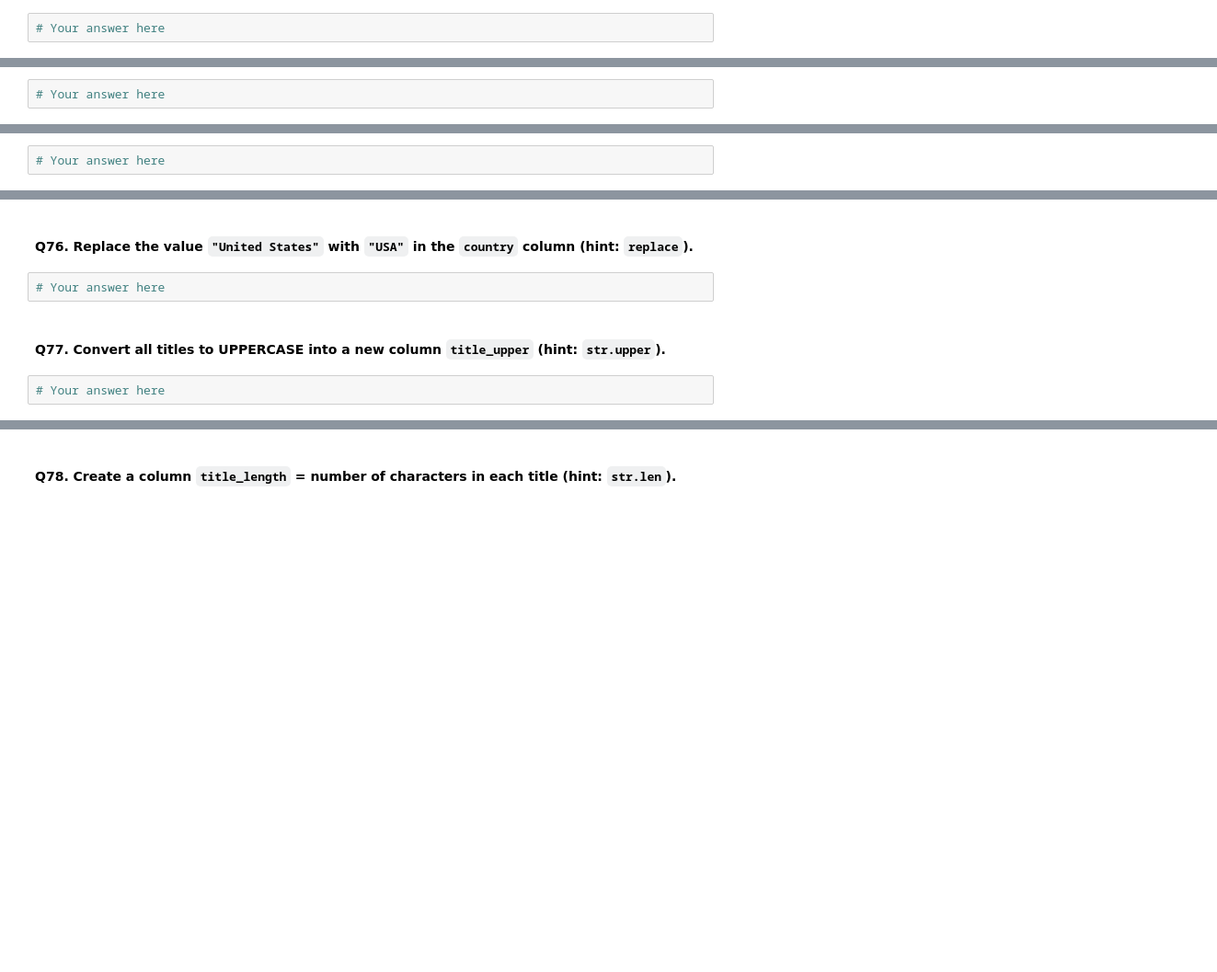
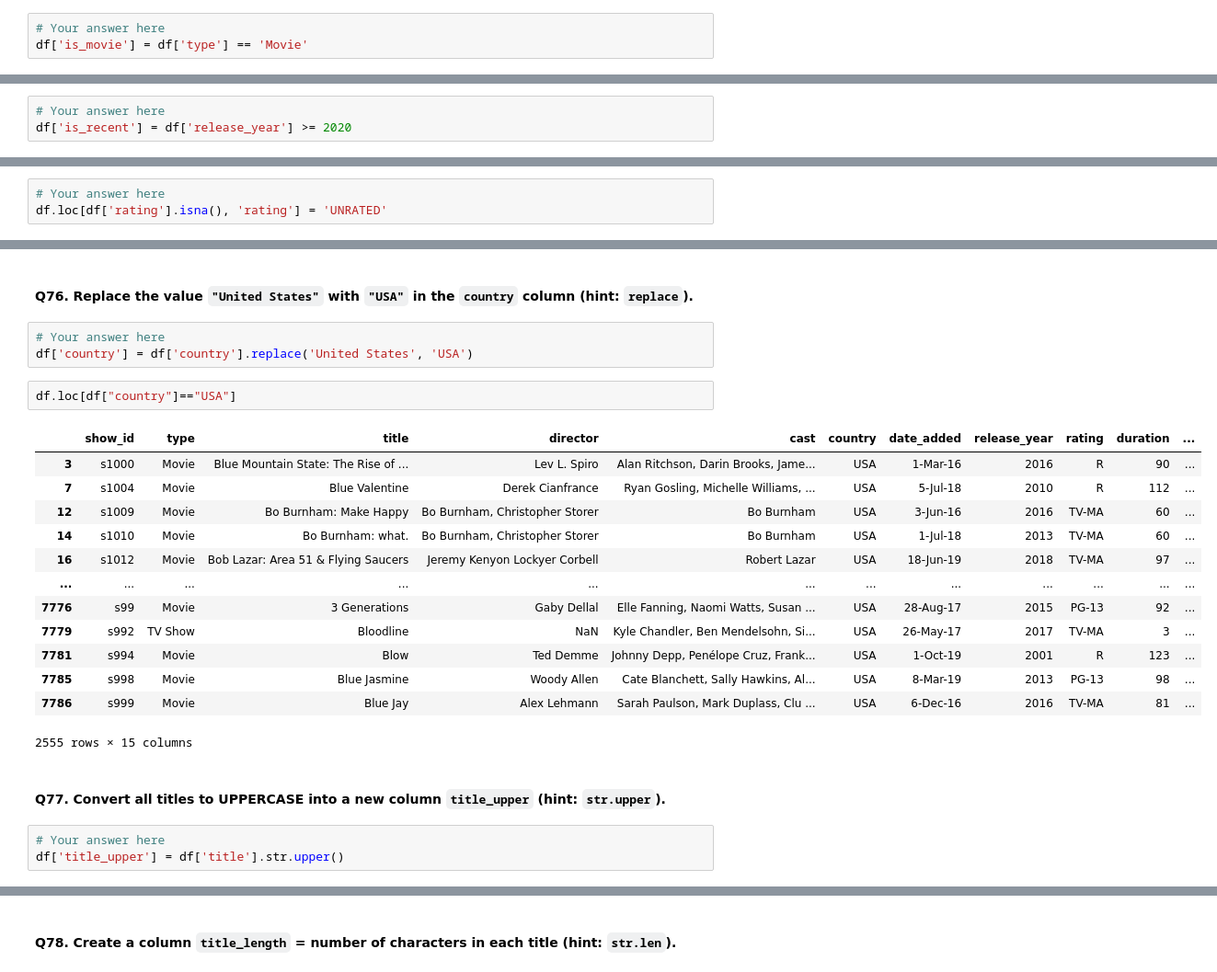
Before and after one commit to Kaini9/Netflix_Dataset_Pandas_125_Questions, a Jupyter notebook: netflix_125_question_workbook.ipynb, the cells around one changed output, grey strips where cells are left out. Shown at 92% size. Drawn from its saved outputs; the diff is of its cells as text; blank space fills up the shorter version.

```diff
--- a/netflix_125_question_workbook.ipynb
+++ b/netflix_125_question_workbook.ipynb
@@ -1211,3 +1236,4 @@ df.sort_values(['release_year', 'title'], ascending=[False, True])
 #### Q73. Create a column `is_movie` that is `True` when `type` is `"Movie"`.
 # %%
 # Your answer here
+df['is_movie'] = df['type'] == 'Movie'
@@ -1215,3 +1258,4 @@ df.sort_values(['release_year', 'title'], ascending=[False, True])
 #### Q74. Create a column `is_recent` that is `True` when `release_year >= 2020`.
 # %%
 # Your answer here
+df['is_recent'] = df['release_year'] >= 2020
@@ -1219,3 +1280,4 @@ df.sort_values(['release_year', 'title'], ascending=[False, True])
 #### Q75. Using `.loc` with a condition, set `rating` to `"UNRATED"` for all rows where `rating` is missing.
 # %%
 # Your answer here
+df.loc[df['rating'].isna(), 'rating'] = 'UNRATED'
@@ -1223,7 +1296,25 @@ df.sort_values(['release_year', 'title'], ascending=[False, True])
 #### Q76. Replace the value `"United States"` with `"USA"` in the `country` column (hint: `replace`).
 # %%
 # Your answer here
+df['country'] = df['country'].replace('United States', 'USA')
+# %%
+df.loc[df["country"]=="USA"]
+# %% [output]
+|  | show_id | type | title | director | cast | country | date_added | release_year | rating | duration | ... |
+| 3 | s1000 | Movie | Blue Mountain State: The Rise of ... | Lev L. Spiro | Alan Ritchson, Darin Brooks, Jame... | USA | 1-Mar-16 | 2016 | R | 90 | ... |
+| 7 | s1004 | Movie | Blue Valentine | Derek Cianfrance | Ryan Gosling, Michelle Williams, ... | USA | 5-Jul-18 | 2010 | R | 112 | ... |
+| 12 | s1009 | Movie | Bo Burnham: Make Happy | Bo Burnham, Christopher Storer | Bo Burnham | USA | 3-Jun-16 | 2016 | TV-MA | 60 | ... |
+| 14 | s1010 | Movie | Bo Burnham: what. | Bo Burnham, Christopher Storer | Bo Burnham | USA | 1-Jul-18 | 2013 | TV-MA | 60 | ... |
+| 16 | s1012 | Movie | Bob Lazar: Area 51 & Flying Saucers | Jeremy Kenyon Lockyer Corbell | Robert Lazar | USA | 18-Jun-19 | 2018 | TV-MA | 97 | ... |
+| ... | ... | ... | ... | ... | ... | ... | ... | ... | ... | ... | ... |
+| 7776 | s99 | Movie | 3 Generations | Gaby Dellal | Elle Fanning, Naomi Watts, Susan ... | USA | 28-Aug-17 | 2015 | PG-13 | 92 | ... |
+| 7779 | s992 | TV Show | Bloodline | NaN | Kyle Chandler, Ben Mendelsohn, Si... | USA | 26-May-17 | 2017 | TV-MA | 3 | ... |
+| 7781 | s994 | Movie | Blow | Ted Demme | Johnny Depp, Penélope Cruz, Frank... | USA | 1-Oct-19 | 2001 | R | 123 | ... |
+| 7785 | s998 | Movie | Blue Jasmine | Woody Allen | Cate Blanchett, Sally Hawkins, Al... | USA | 8-Mar-19 | 2013 | PG-13 | 98 | ... |
+| 7786 | s999 | Movie | Blue Jay | Alex Lehmann | Sarah Paulson, Mark Duplass, Clu ... | USA | 6-Dec-16 | 2016 | TV-MA | 81 | ... |
+2555 rows × 15 columns
 # %% [markdown]
 #### Q77. Convert all titles to UPPERCASE into a new column `title_upper` (hint: `str.upper`).
 # %%
 # Your answer here
+df['title_upper'] = df['title'].str.upper()
```
Also changed, not shown: parts of 51 cells of this notebook.
